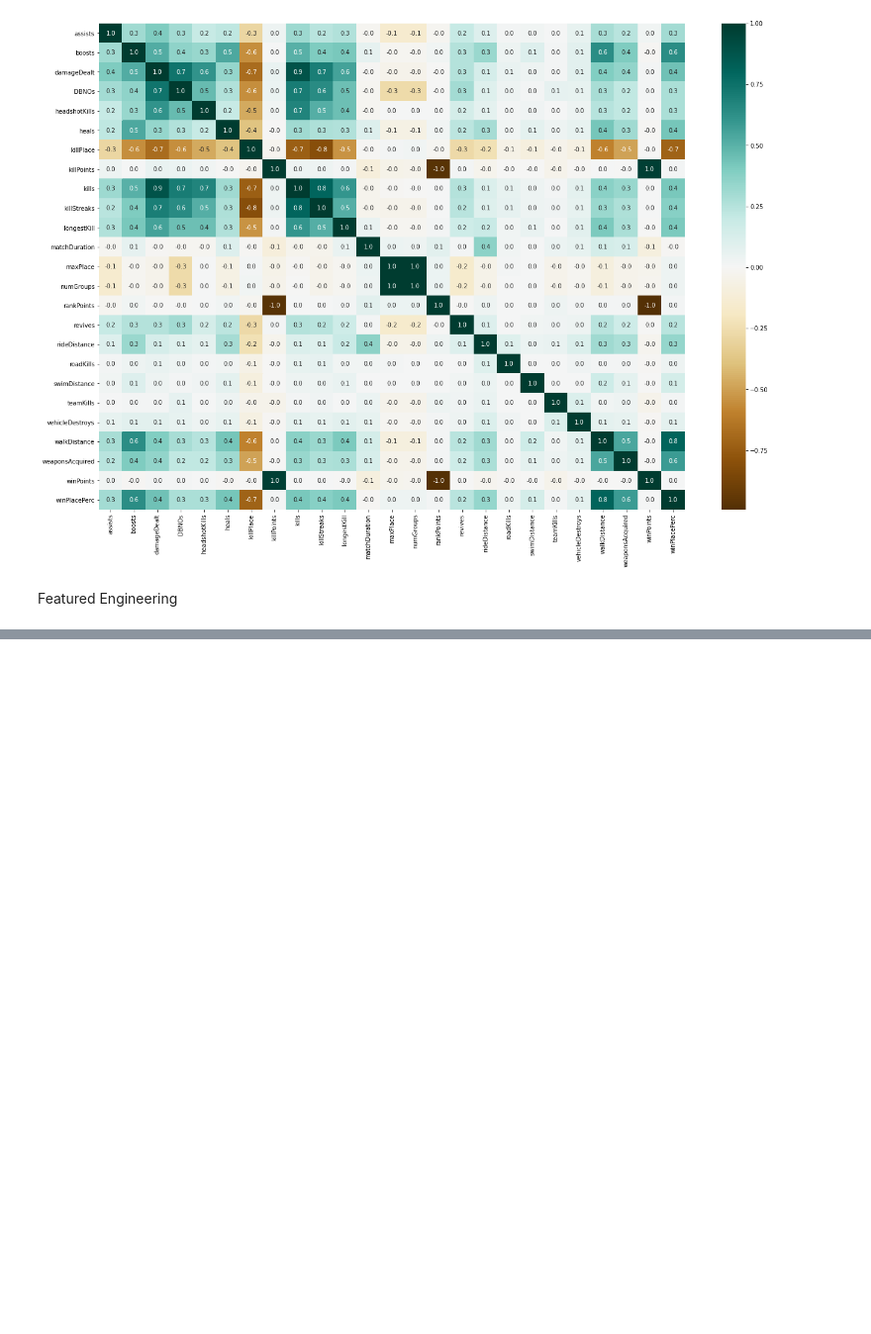
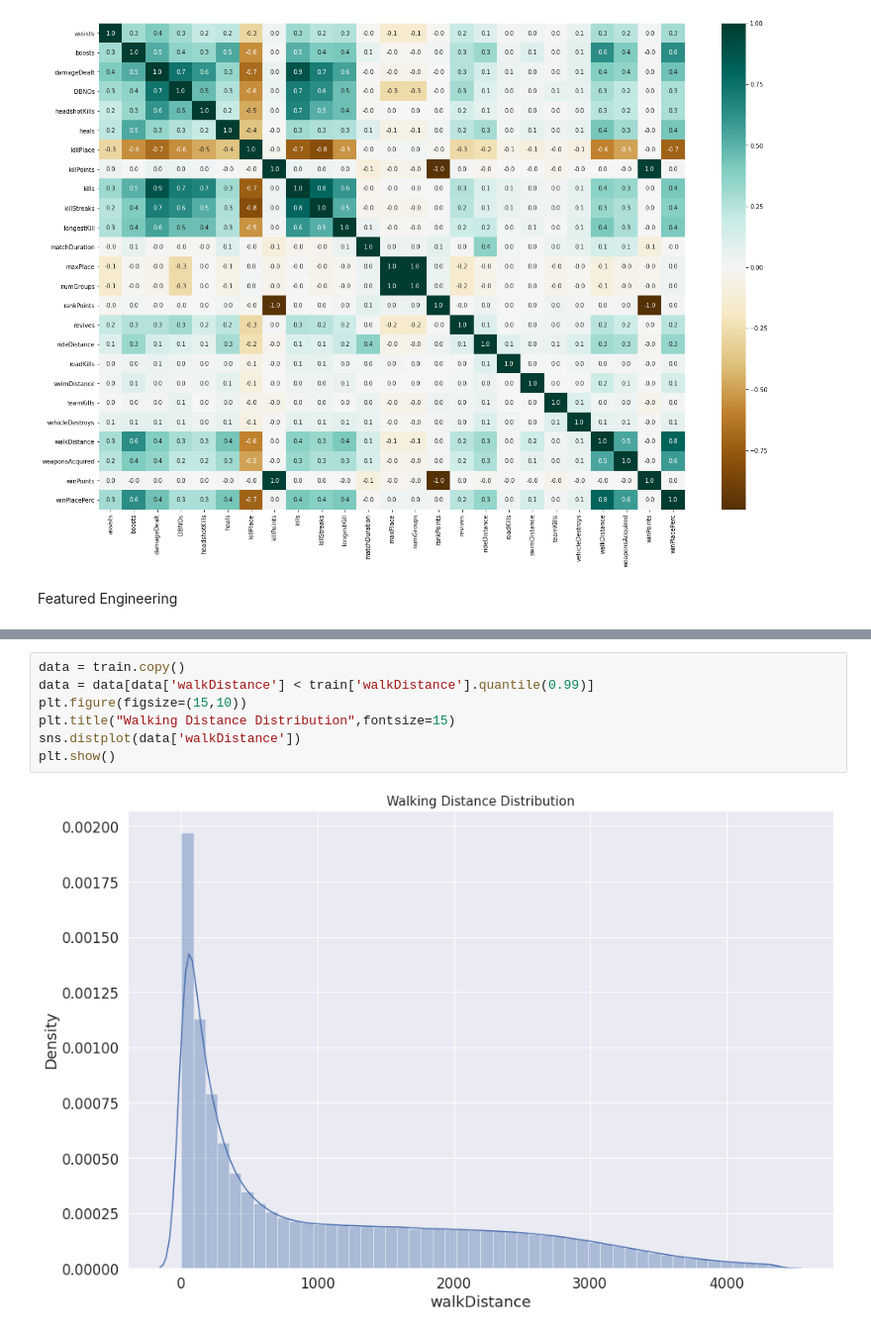
Before and after one commit to ANKITSHARMA98/PUBG-Data-Analysis, a Jupyter notebook: PUBG.ipynb, the cells around one changed output, grey strips where cells are left out. Shown: that part at 99% size. Cells and saved outputs as stored; diff of their text form; blank space fills up the shorter version.

```diff
--- a/PUBG.ipynb
+++ b/PUBG.ipynb
@@ -181,0 +225,9 @@ Featured Engineering
+# %%
+data = train.copy()
+data = data[data['walkDistance'] < train['walkDistance'].quantile(0.99)]
+plt.figure(figsize=(15,10))
+plt.title("Walking Distance Distribution",fontsize=15)
+sns.distplot(data['walkDistance'])
+plt.show()
+# %% [output]
+[figure, added]
```
Also changed, not shown: parts of 10 cells of this notebook.
